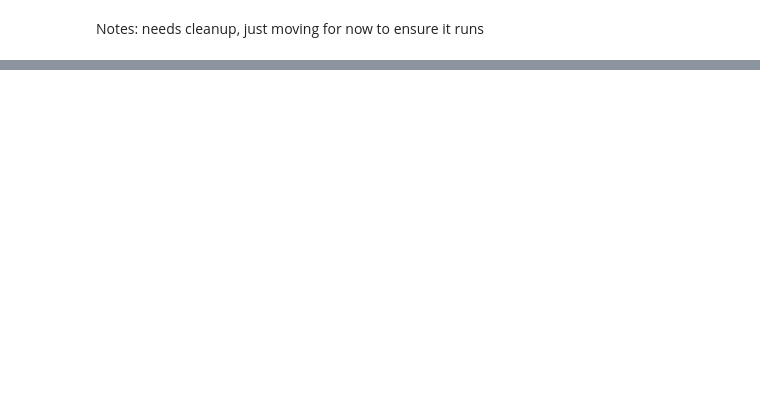
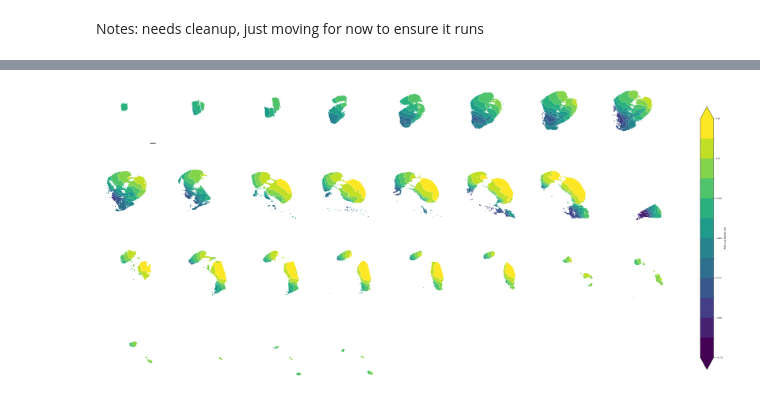
Before and after one commit to AllenInstitute/BG_HMBA_Spatial, a Jupyter notebook: code/figures_manuscript/figure_5.ipynb, the cells around one changed output, grey strips where cells are left out. Cells and saved outputs as stored; diff of their text form; code cells hidden in the pictures; blank space fills up the shorter version.

```diff
--- a/code/figures_manuscript/figure_5.ipynb
+++ b/code/figures_manuscript/figure_5.ipynb
@@ -36,0 +301,9 @@ from bg_spatial_plots.gradient_contours import smooth_field, SpeciesContours, co
+# %%
+fig, axes = plot_contours_all_sections(contours["macaque"], ncols=8)
+axes[0,0].invert_yaxis()
+for ax in axes.ravel():
+    ax.axis('off')
+add_scalebar(axes[0,0], matchx=False, matchy=False, sizex=2000, offset=(0.05, 0.05))
+plt.savefig('/results/macaque_contours.svg')
+# %% [output]
+[figure, added]
```
Also changed, not shown: parts of 22 cells of this notebook, 11 other files.
